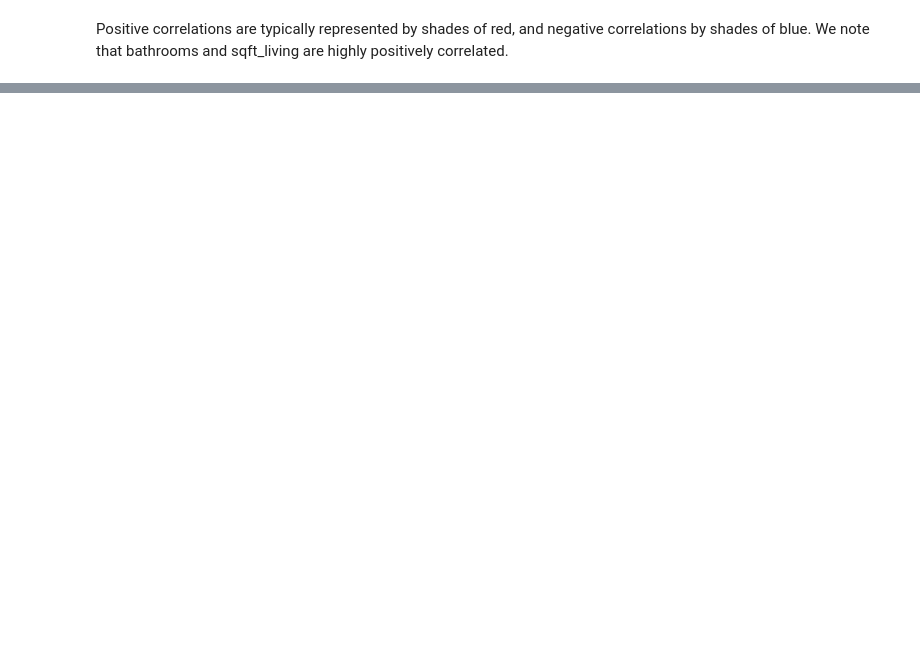
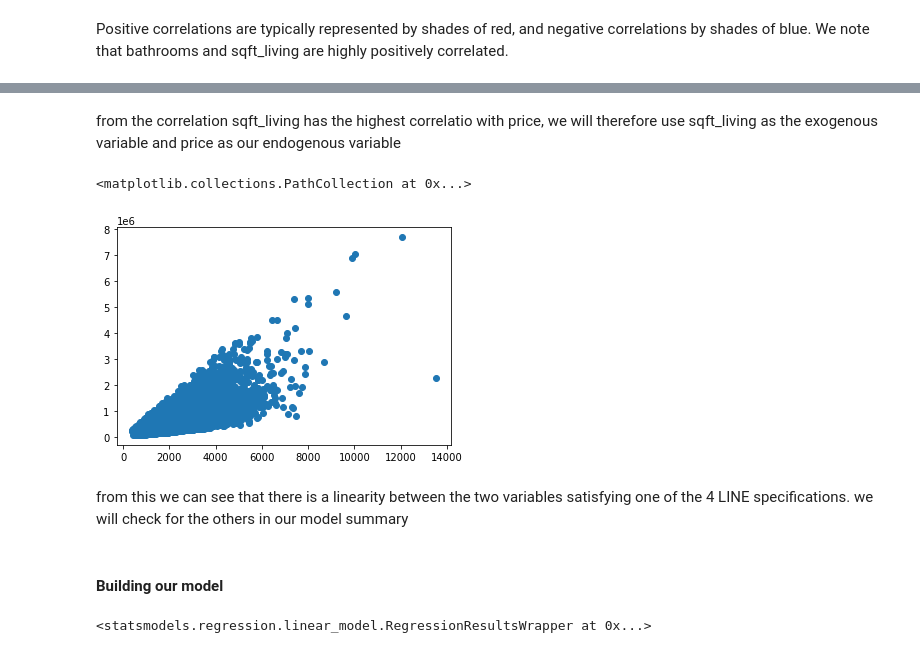
Before and after one commit to Sandrakiptumm/dsc-phase-2-project-v2-3-Group-3, a Jupyter notebook: student.ipynb, the cells around one changed output, grey strips where cells are left out. Cells and saved outputs as stored; diff of their text form; code cells hidden in the pictures; blank space fills up the shorter version.

Commit message:
simple linear regregression

```diff
--- a/student.ipynb
+++ b/student.ipynb
@@ -417,0 +443,28 @@ We note that bathrooms and sqft_living are highly positively correlated.
+# %% [markdown]
+from the correlation sqft_living has the highest correlatio with price, we will therefore use sqft_living as the exogenous variable and price as our endogenous variable
+# %%
+plt.scatter(df["sqft_living"], df["price"])
+# %% [output]
+<matplotlib.collections.PathCollection at 0x...>
+[figure, added]
+# %% [markdown]
+from this we can see that there is a linearity between the two variables satisfying one of the 4 LINE specifications. we will check for the others in our model summary
+# %% [markdown]
+#### Building our model
+# %%
+# importing neccessary modules
+import statsmodels.api as sm
+import my_functions
+# defining our independent and dependant variables
+X = df[["sqft_living"]]
+y = df["price"]
+
+
+#building our model
+model = building_model("y ~ X", df)
+
+# fitting the model to our data
+simple_results = model.fit()
+simple_results
+# %% [output]
+<statsmodels.regression.linear_model.RegressionResultsWrapper at 0x...>
```
Also changed, not shown: parts of 33 cells of this notebook, 1 other file.
